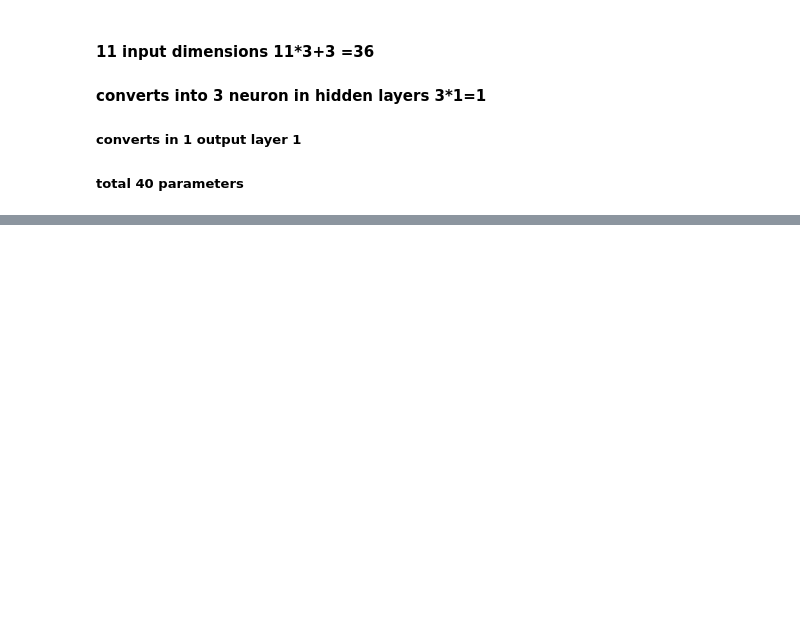
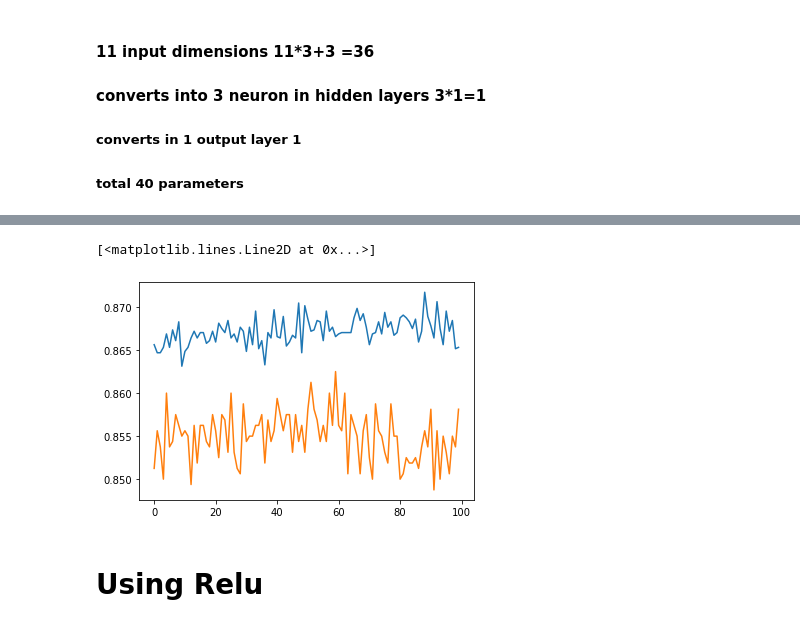
Before and after one commit to kush1204/ML-PROJECTS, a Jupyter notebook: credit_card_customer_churn_project/churn_prediction.ipynb, the cells around one changed output, grey strips where cells are left out. Cells and saved outputs as stored; diff of their text form; code cells hidden in the pictures; blank space fills up the shorter version.

```diff
--- a/credit_card_customer_churn_project/churn_prediction.ipynb
+++ b/credit_card_customer_churn_project/churn_prediction.ipynb
@@ -190,0 +212,8 @@ _________________________________________________________________
+# %%
+plt.plot(history.history['accuracy'])
+plt.plot(history.history['val_accuracy'])
+# %% [output]
+[<matplotlib.lines.Line2D at 0x...>]
+[figure, added]
+# %% [markdown]
+# Using Relu
```
Also changed, not shown: parts of 20 cells of this notebook, 2 other files.
